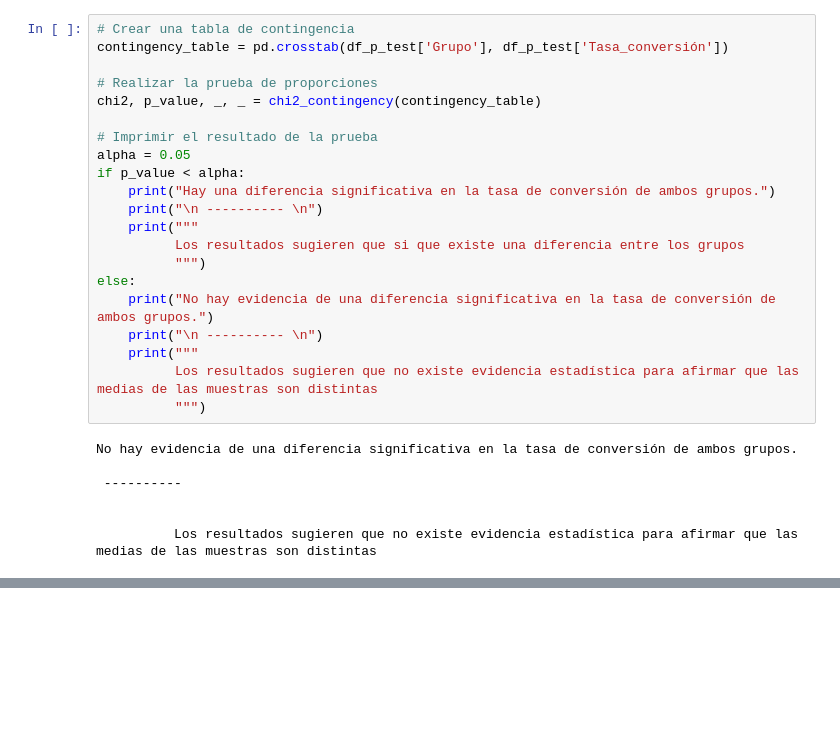
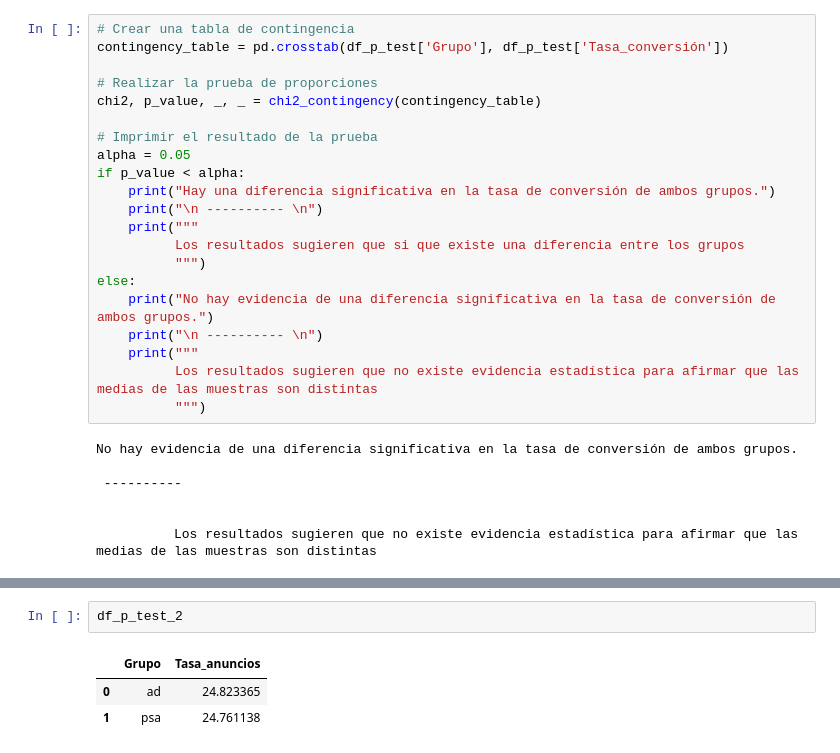
Before and after one commit to clarasdata/adalab-m3-pair-programming-estadistica, a Jupyter notebook: pair-A-B-testing.ipynb, the cells around one changed output, grey strips where cells are left out. Cells and saved outputs as stored; diff of their text form; blank space fills up the shorter version.

```diff
--- a/pair-A-B-testing.ipynb
+++ b/pair-A-B-testing.ipynb
@@ -258,0 +317,6 @@ Preparación de los datos: Asegúrate de que los datos estén limpios y listos p
+# %%
+df_p_test_2
+# %% [output]
+|  | Grupo | Tasa_anuncios |
+| 0 | ad | 24.823365 |
+| 1 | psa | 24.761138 |
```
Also changed, not shown: parts of 18 cells of this notebook.
